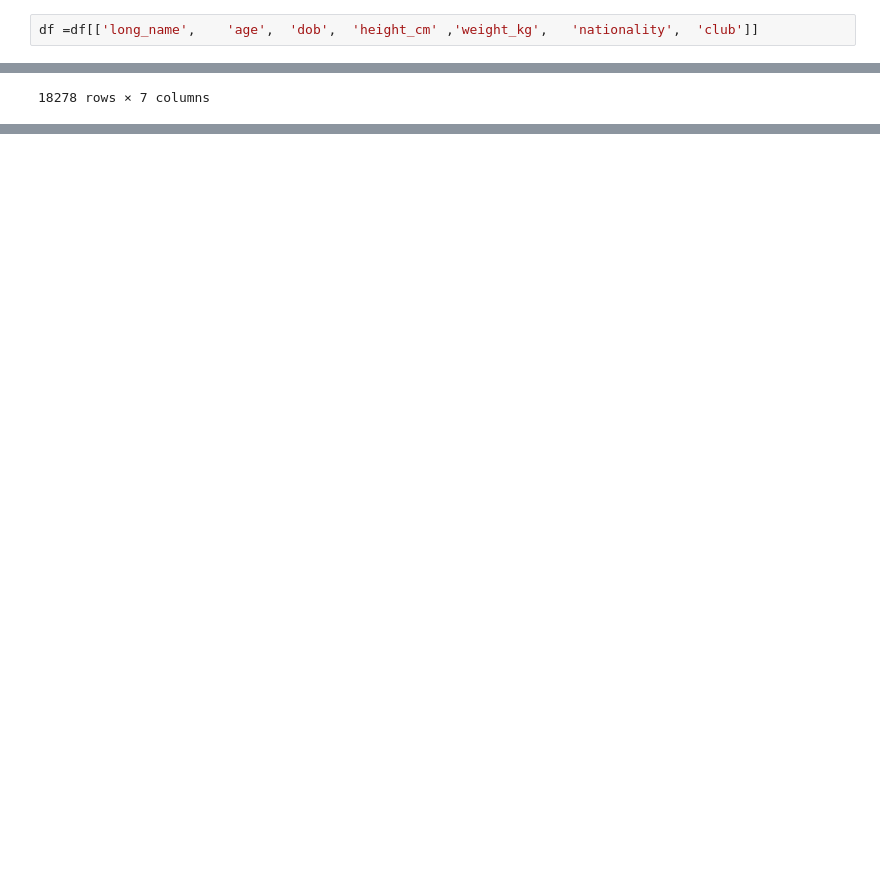
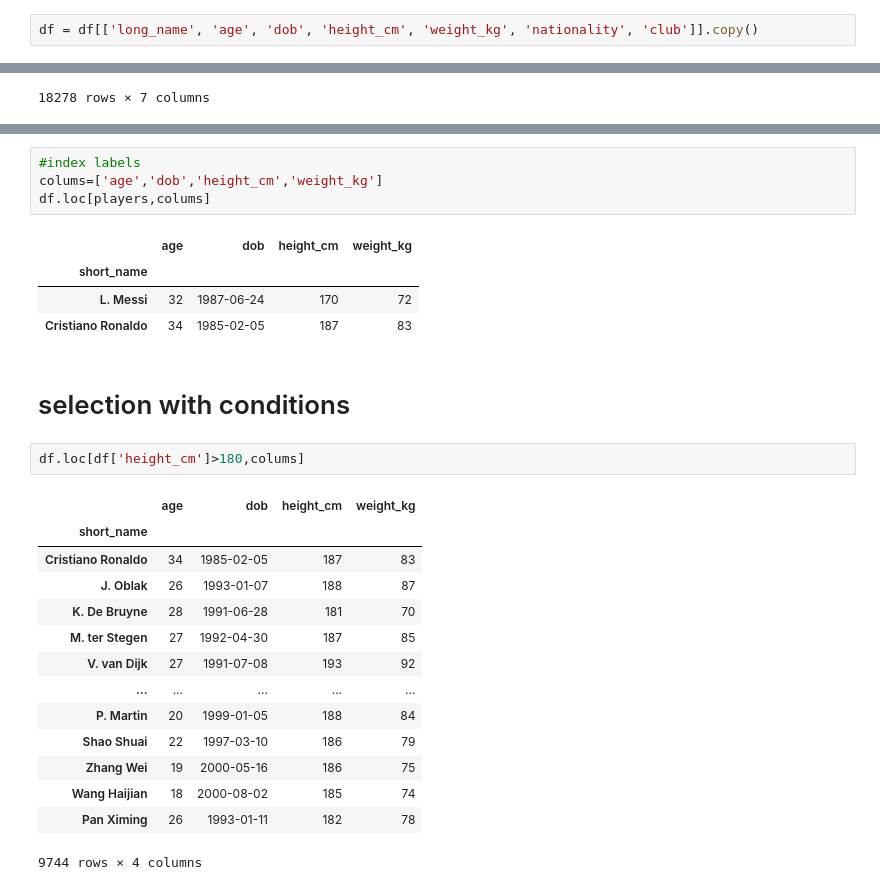
Before and after one commit to Subhas333/Project-1, a Jupyter notebook: selection.ipynb, the cells around one changed output, grey strips where cells are left out. Saved outputs shown, nothing was run; the diff lists cells and outputs as text; blank space fills up the shorter version.

Commit message:
done selection part

```diff
--- a/selection.ipynb
+++ b/selection.ipynb
@@ -34,6 +34,6 @@ df
 18278 rows × 103 columns
 # %%
-df =df[['long_name',	'age',	'dob',	'height_cm'	,'weight_kg',	'nationality',	'club']]
+df = df[['long_name', 'age', 'dob', 'height_cm', 'weight_kg', 'nationality', 'club']].copy()
 # %%
 df
 # %% [output]
@@ -53,0 +161,28 @@ df
+# %%
+#index labels
+colums=['age','dob','height_cm','weight_kg']
+df.loc[players,colums]
+# %% [output]
+|  | age | dob | height_cm | weight_kg |
+| short_name |  |  |  |  |
+| L. Messi | 32 | 1987-06-24 | 170 | 72 |
+| Cristiano Ronaldo | 34 | 1985-02-05 | 187 | 83 |
+# %% [markdown]
+# selection with conditions
+# %%
+df.loc[df['height_cm']>180,colums]
+# %% [output]
+|  | age | dob | height_cm | weight_kg |
+| short_name |  |  |  |  |
+| Cristiano Ronaldo | 34 | 1985-02-05 | 187 | 83 |
+| J. Oblak | 26 | 1993-01-07 | 188 | 87 |
+| K. De Bruyne | 28 | 1991-06-28 | 181 | 70 |
+| M. ter Stegen | 27 | 1992-04-30 | 187 | 85 |
+| V. van Dijk | 27 | 1991-07-08 | 193 | 92 |
+| ... | ... | ... | ... | ... |
+| P. Martin | 20 | 1999-01-05 | 188 | 84 |
+| Shao Shuai | 22 | 1997-03-10 | 186 | 79 |
+| Zhang Wei | 19 | 2000-05-16 | 186 | 75 |
+| Wang Haijian | 18 | 2000-08-02 | 185 | 74 |
+| Pan Ximing | 26 | 1993-01-11 | 182 | 78 |
+9744 rows × 4 columns
```
Also changed, not shown: parts of 39 cells of this notebook.
